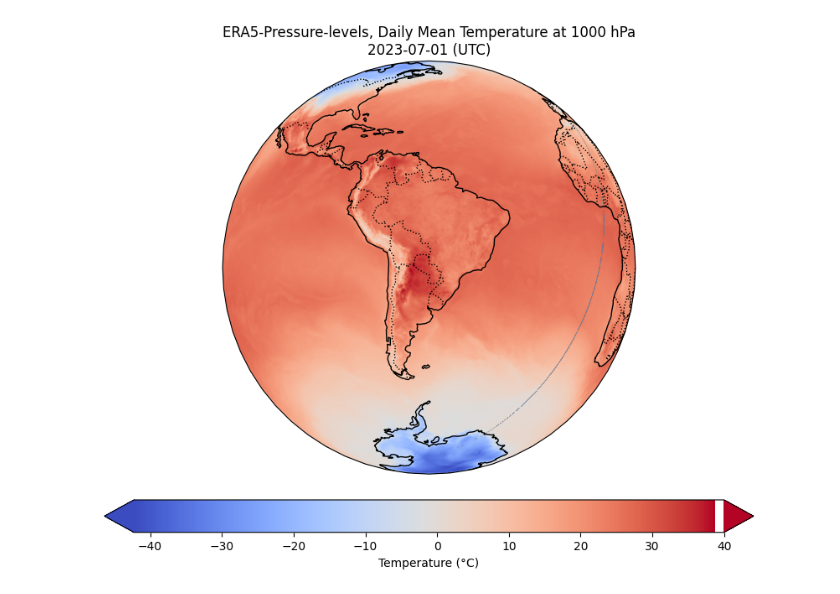
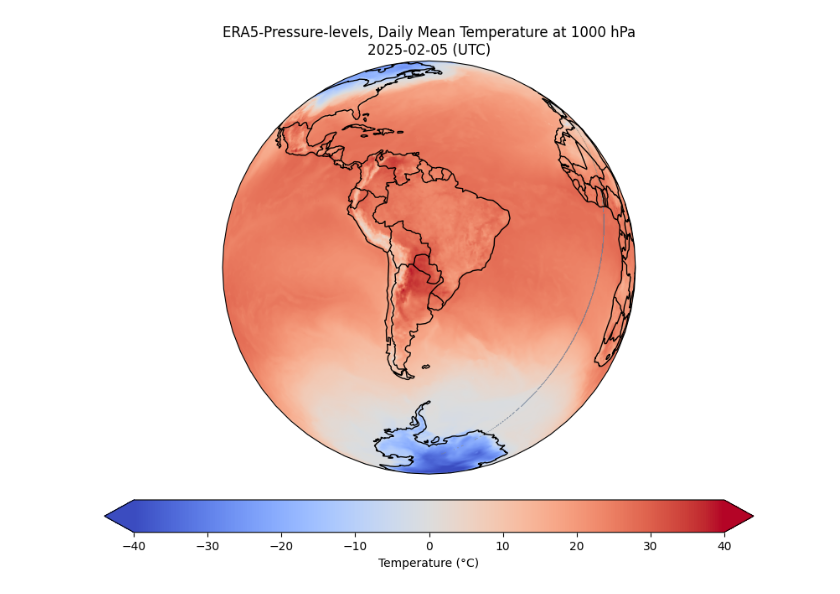
Before and after one commit to gillopy/Era5data3D, a Jupyter notebook: copernicus_planet_temp.ipynb, the cells around one changed output. Saved outputs shown, nothing was run; the diff lists cells and outputs as text; code cells hidden in the pictures.

```diff
--- a/copernicus_planet_temp.ipynb
+++ b/copernicus_planet_temp.ipynb
@@ -54,19 +23,18 @@ ERROR: No matching distribution found for warnings
 # %%
-# Ignorar advertencias específicas
-warnings.filterwarnings("ignore", category=FutureWarning)
-warnings.filterwarnings("ignore", category=UserWarning)
-
 import numpy as np
 import xarray as xr
 import cfgrib
 import matplotlib.pyplot as plt
 import cartopy.crs as ccrs
 import cartopy.feature as cfeature
+import warnings
 
-
+# Ignorar advertencias específicas
+warnings.filterwarnings("ignore", category=FutureWarning)
+warnings.filterwarnings("ignore", category=UserWarning)
 
 # Cargar el dataset GRIB
-file_path = "7d83013c8dc90556ff829f0a0327180d.grib"  # Cambia esto con tu archivo real
+file_path = "/content/drive/MyDrive/7d83013c8dc90556ff829f0a0327180d.grib"  # Cambia esto con tu archivo real
 data = xr.open_dataset(file_path, engine='cfgrib')
 
 # Extraer temperatura y coordenadas
@@ -89,7 +57,7 @@ mesh = ax.imshow(temp, extent=[lons.min(), lons.max(), lats.min(), lats.max()],
 # Agregar barra de colores
 cbar = plt.colorbar(mesh, orientation='horizontal', pad=0.05, extend='both')
 cbar.set_label('Temperature (°C)')
-cbar.set_ticks(np.arange(-40, 41, 10))
+cbar.set_ticks(np.arange(-40, 40, 10))
 
 # Agregar título
 plt.title('ERA5-Pressure-levels, Daily Mean Temperature at 1000 hPa\n2023-07-01 (UTC)')
@@ -101,20 +69,4 @@ NameError: name 'warnings' is not defined
 # %%
-import numpy as np
-import xarray as xr
-import cfgrib
-import matplotlib.pyplot as plt
-import cartopy.crs as ccrs
-import cartopy.feature as cfeature
-import warnings
-
-# Ignorar advertencias específicas
-warnings.filterwarnings("ignore", category=FutureWarning)
-warnings.filterwarnings("ignore", category=UserWarning)
-
-# Cargar el dataset GRIB
-file_path = "7d83013c8dc90556ff829f0a0327180d.grib"  # Cambia esto con tu archivo real
-data = xr.open_dataset(file_path, engine='cfgrib')
-
 # Extraer temperatura y coordenadas
 lons = data.longitude.values
 lats = data.latitude.values
@@ -127,18 +79,20 @@ ax.set_global()
 ax.add_feature(cfeature.LAND, edgecolor='black')
 ax.add_feature(cfeature.OCEAN)
 ax.add_feature(cfeature.COASTLINE)
-ax.add_feature(cfeature.BORDERS, linestyle=':')
+ax.add_feature(cfeature.BORDERS, linestyle='-')
 
-# Crear el mapa y proyectar los datos
-mesh = ax.imshow(temp, extent=[lons.min(), lons.max(), lats.min(), lats.max()], transform=ccrs.PlateCarree(), cmap='coolwarm', origin='upper')
+# Crear el mapa y proyectar los datos con un rango de temperatura más adecuado
+vmin, vmax = -40, 40  # Rango de temperatura en grados Celsius
+mesh = ax.imshow(temp, extent=[lons.min(), lons.max(), lats.min(), lats.max()],
+                 transform=ccrs.PlateCarree(), cmap='coolwarm', origin='upper', vmin=vmin, vmax=vmax)
 
-# Agregar barra de colores
+# Agregar barra de colores con el nuevo rango
 cbar = plt.colorbar(mesh, orientation='horizontal', pad=0.05, extend='both')
 cbar.set_label('Temperature (°C)')
-cbar.set_ticks(np.arange(-40, 41, 10))
+cbar.set_ticks(np.arange(vmin, vmax + 10, 10))
 
 # Agregar título
-plt.title('ERA5-Pressure-levels, Daily Mean Temperature at 1000 hPa\n2023-07-01 (UTC)')
+plt.title('ERA5-Pressure-levels, Daily Mean Temperature at 1000 hPa\n2025-02-05 (UTC)')
 
 # Mostrar la figura
 plt.show()
@@ -147 +100 @@ WARNING:cfgrib.messages:Ignoring index file '7d83013c8dc90556ff829f0a0327180d.gr
-[figure, old version]
+[figure, new version]
```
Also changed, not shown: parts of 6 cells of this notebook.
